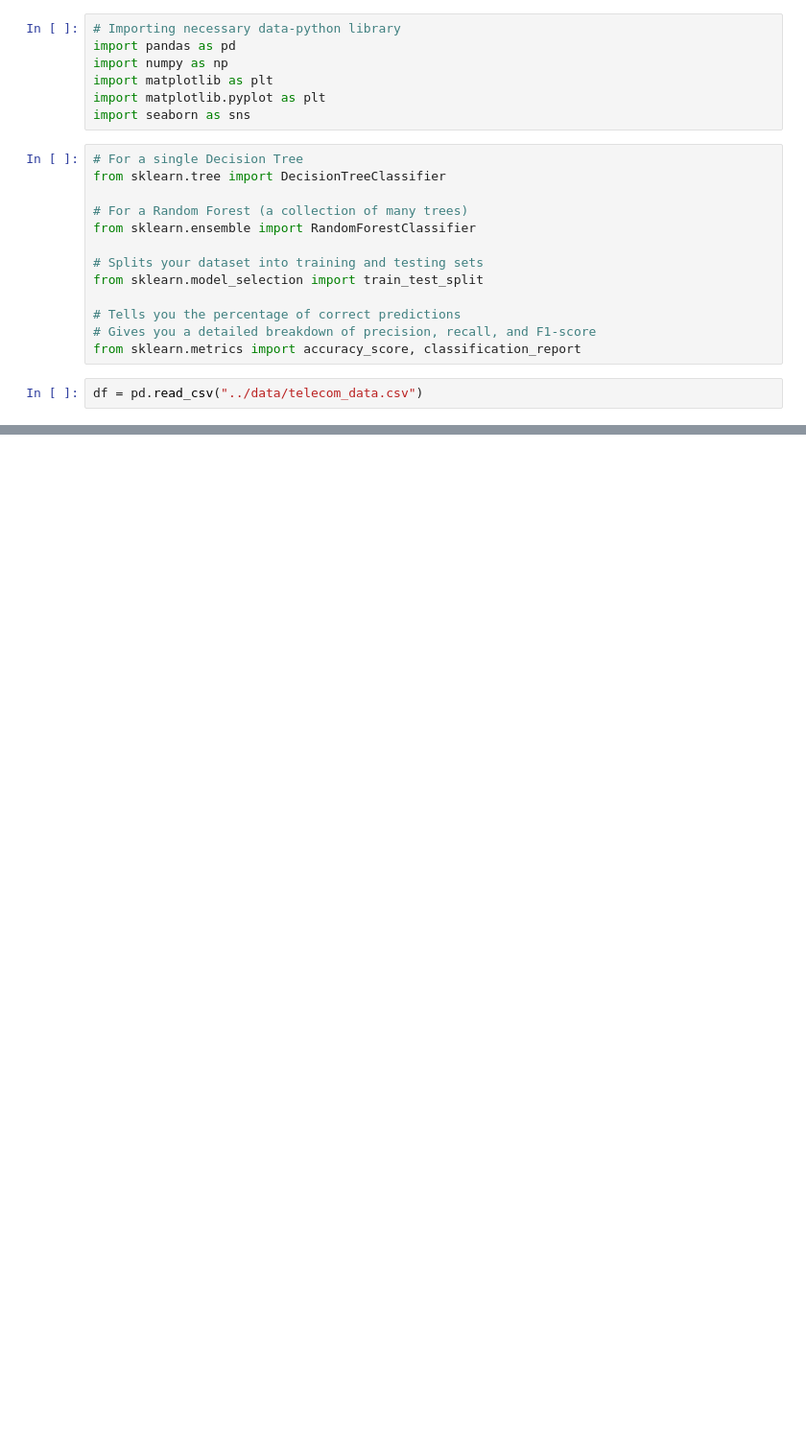
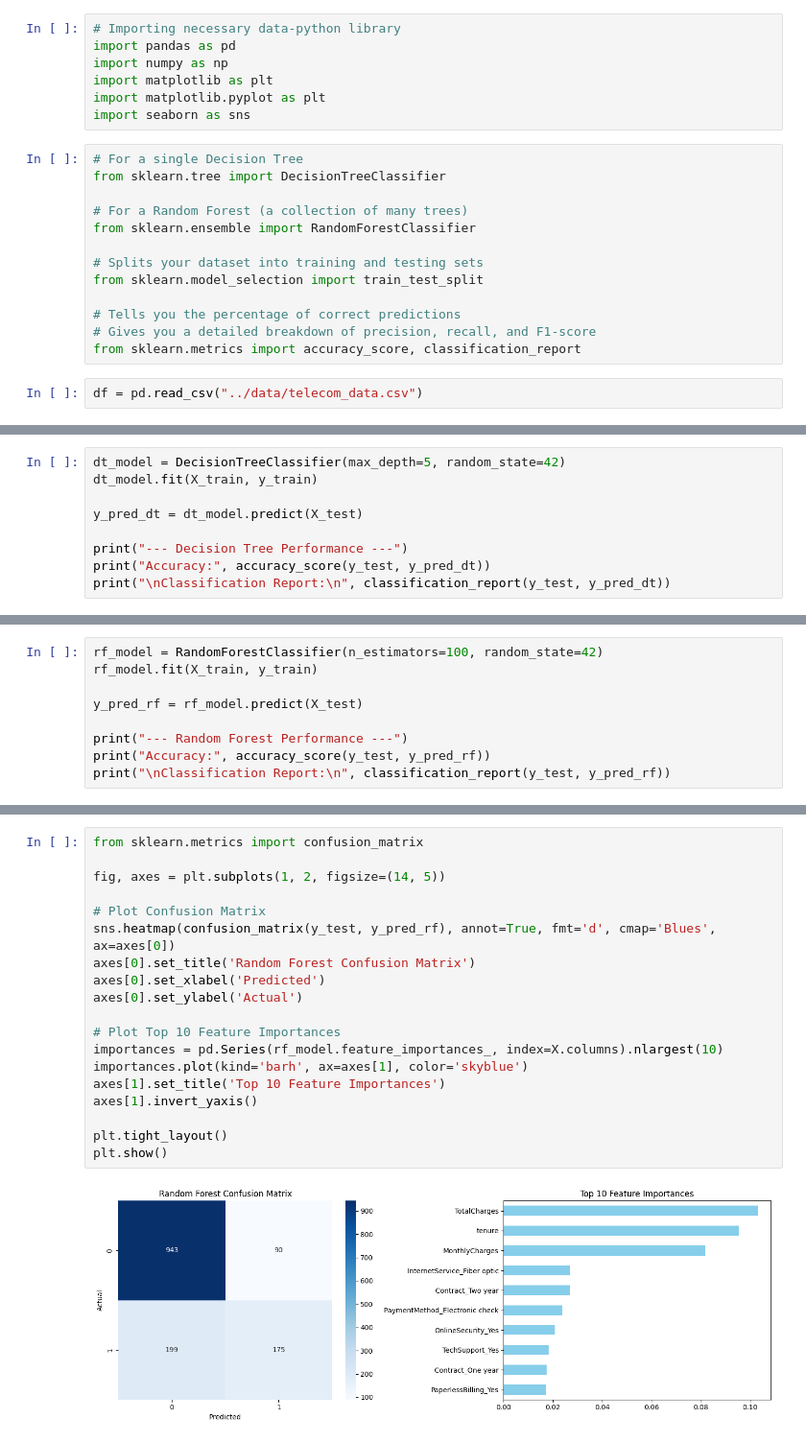
Before and after one commit to Harish-Senthilkumar/telco-customer-churn, a Jupyter notebook: notebooks/telecom_churn.ipynb, the cells around one changed output, grey strips where cells are left out. Shown at 96% size. Saved outputs shown, nothing was run; the diff lists cells and outputs as text; blank space fills up the shorter version.

Commit message:
ml model

```diff
--- a/notebooks/telecom_churn.ipynb
+++ b/notebooks/telecom_churn.ipynb
@@ -28,0 +84,9 @@ print(df.info())
+# %%
+dt_model = DecisionTreeClassifier(max_depth=5, random_state=42)
+dt_model.fit(X_train, y_train)
+
+y_pred_dt = dt_model.predict(X_test)
+
+print("--- Decision Tree Performance ---")
+print("Accuracy:", accuracy_score(y_test, y_pred_dt))
+print("\nClassification Report:\n", classification_report(y_test, y_pred_dt))
@@ -28,0 +106,9 @@ print(df.info())
+# %%
+rf_model = RandomForestClassifier(n_estimators=100, random_state=42)
+rf_model.fit(X_train, y_train)
+
+y_pred_rf = rf_model.predict(X_test)
+
+print("--- Random Forest Performance ---")
+print("Accuracy:", accuracy_score(y_test, y_pred_rf))
+print("\nClassification Report:\n", classification_report(y_test, y_pred_rf))
@@ -28,0 +128,21 @@ print(df.info())
+# %%
+from sklearn.metrics import confusion_matrix
+
+fig, axes = plt.subplots(1, 2, figsize=(14, 5))
+
+# Plot Confusion Matrix
+sns.heatmap(confusion_matrix(y_test, y_pred_rf), annot=True, fmt='d', cmap='Blues', ax=axes[0])
+axes[0].set_title('Random Forest Confusion Matrix')
+axes[0].set_xlabel('Predicted')
+axes[0].set_ylabel('Actual')
+
+# Plot Top 10 Feature Importances
+importances = pd.Series(rf_model.feature_importances_, index=X.columns).nlargest(10)
+importances.plot(kind='barh', ax=axes[1], color='skyblue')
+axes[1].set_title('Top 10 Feature Importances')
+axes[1].invert_yaxis()
+
+plt.tight_layout()
+plt.show()
+# %% [output]
+[figure, added]
```
Also changed, not shown: parts of 5 cells of this notebook.
